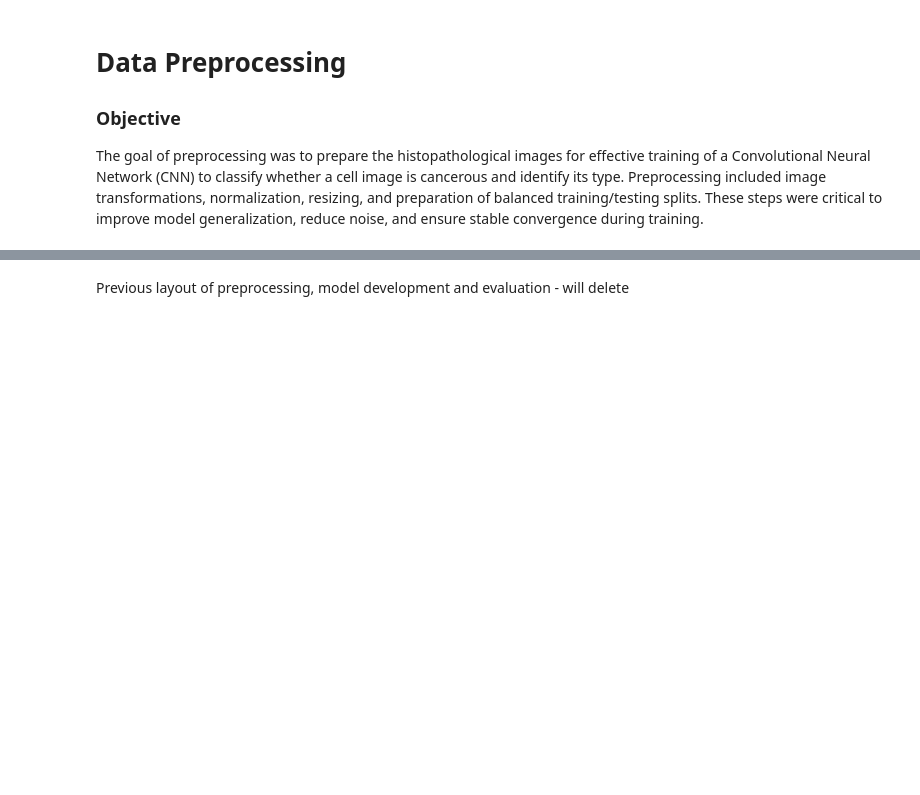
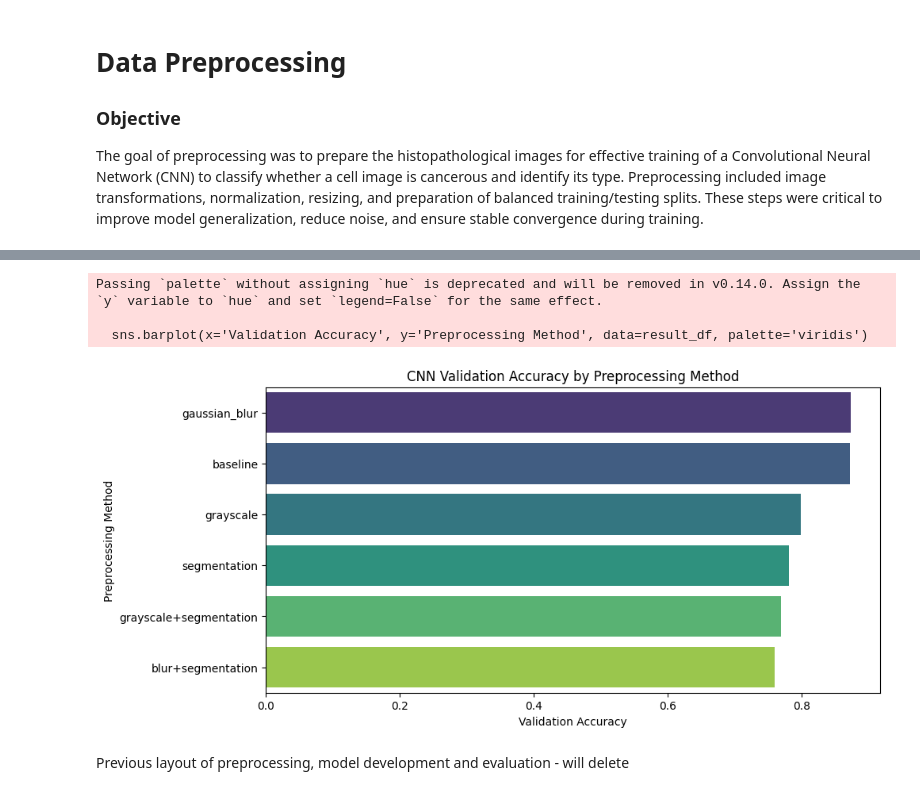
Before and after one commit to TAZWARAZMAEEN/Machine-Learning, a Jupyter notebook: cross-check.ipynb, the cells around one changed output, grey strips where cells are left out. Saved outputs shown, nothing was run; the diff lists cells and outputs as text; code cells hidden in the pictures; blank space fills up the shorter version.

```diff
--- a/cross-check.ipynb
+++ b/cross-check.ipynb
@@ -437,7 +476,12 @@ preprocessing_methods = {
     'baseline': None,
     'grayscale': to_grayscale,
     'gaussian_blur': gaussian_blur,
-    'segmentation': simple_threshold_segmentation
+    'segmentation (fixed threshold)': simple_threshold_segmentation,
+    'grayscale + segmentation': grayscale_then_segmentation,
+    'blur + segmentation': blur_then_segmentation,
+    'adaptive segmentation': adaptive_threshold_segmentation,
+    'otsu segmentation': otsu_threshold_segmentation,
+    'blur + otsu': blur_then_otsu
 }
 
 for label, preprocessing_fn in preprocessing_methods.items():
@@ -547,3 +531,19 @@ segmentation: 0.7821
+# %%
+import seaborn as sns
+import pandas as pd
+
+result_df = pd.DataFrame(list(results.items()), columns=['Preprocessing Method', 'Validation Accuracy'])
+result_df = result_df.sort_values('Validation Accuracy', ascending=False)
+
+plt.figure(figsize=(10, 5))
+sns.barplot(x='Validation Accuracy', y='Preprocessing Method', data=result_df, palette='viridis')
+plt.title("CNN Validation Accuracy by Preprocessing Method")
+plt.show()
+# %% [output]
+Passing `palette` without assigning `hue` is deprecated and will be removed in v0.14.0. Assign the `y` variable to `hue` and set `legend=False` for the same effect.
+
+  sns.barplot(x='Validation Accuracy', y='Preprocessing Method', data=result_df, palette='viridis')
+[figure, added]
 # %% [markdown]
 Previous layout of preprocessing, model development and evaluation - will delete
 # %%
```
Also changed, not shown: parts of 17 cells of this notebook.
